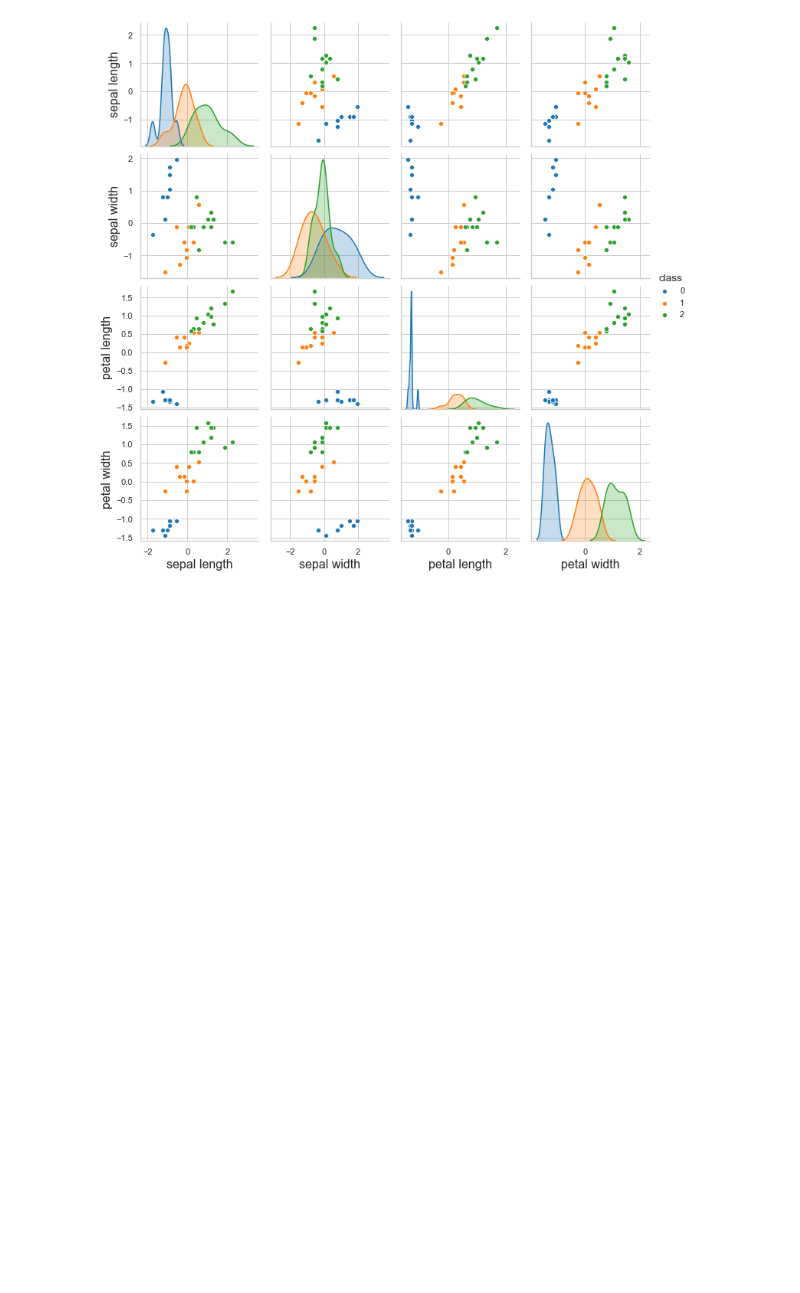
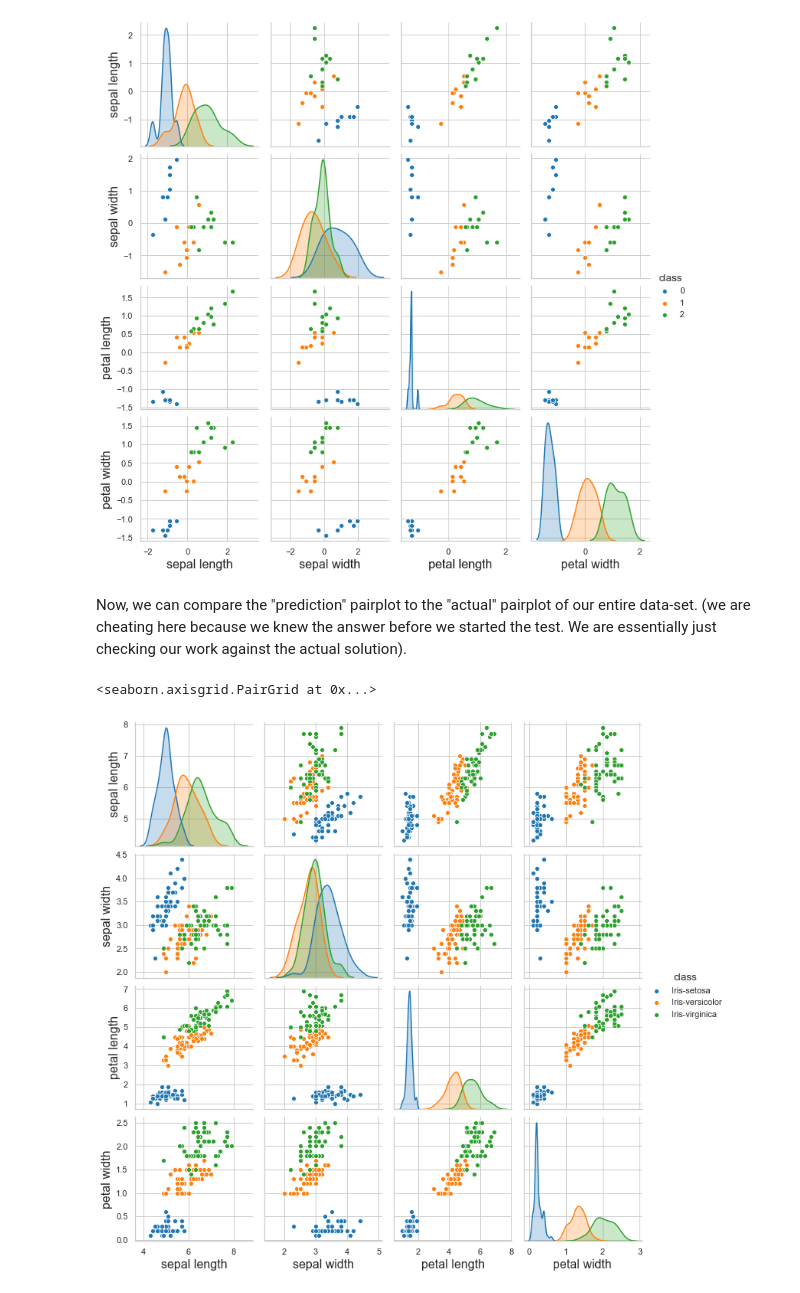
Before and after one commit to wcneill/ml-from-scratch, a Jupyter notebook: textbook/Machine Learning/Linear Models/Classification/logistic_regression_02.ipynb, the cells around one changed output. Saved outputs shown, nothing was run; the diff lists cells and outputs as text; code cells hidden in the pictures; blank space fills up the shorter version.

```diff
--- a/textbook/Machine Learning/Linear Models/Classification/logistic_regression_02.ipynb
+++ b/textbook/Machine Learning/Linear Models/Classification/logistic_regression_02.ipynb
@@ -137,3 +183,10 @@ sns.pairplot(plot_df, hue='class')
 # %% [output]
 <seaborn.axisgrid.PairGrid at 0x...>
 [figure]
+# %% [markdown]
+Now, we can compare the "prediction" pairplot to the "actual" pairplot of our entire data-set. (we are cheating here because we knew the answer before we started the test. We are essentially just checking our work against the actual solution).
+# %%
+sns.pairplot(data, hue='class')
+# %% [output]
+<seaborn.axisgrid.PairGrid at 0x...>
+[figure, added]
```
Also changed, not shown: parts of 15 cells of this notebook.
